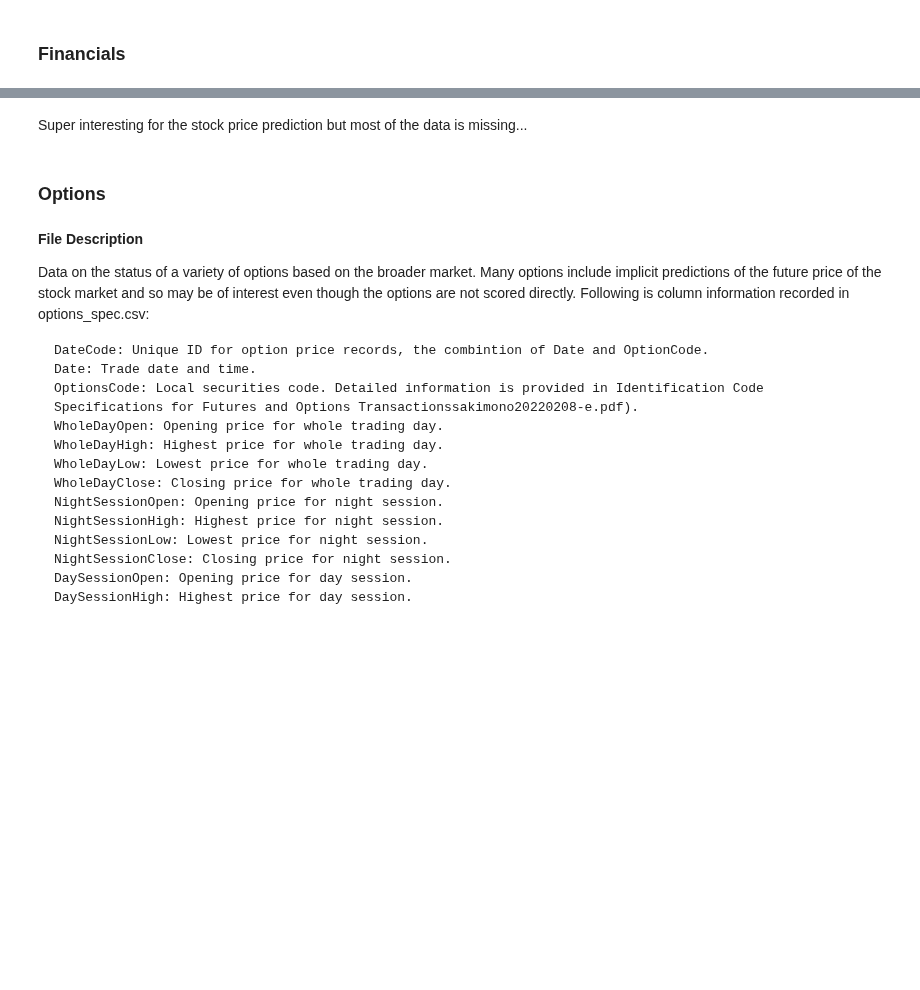
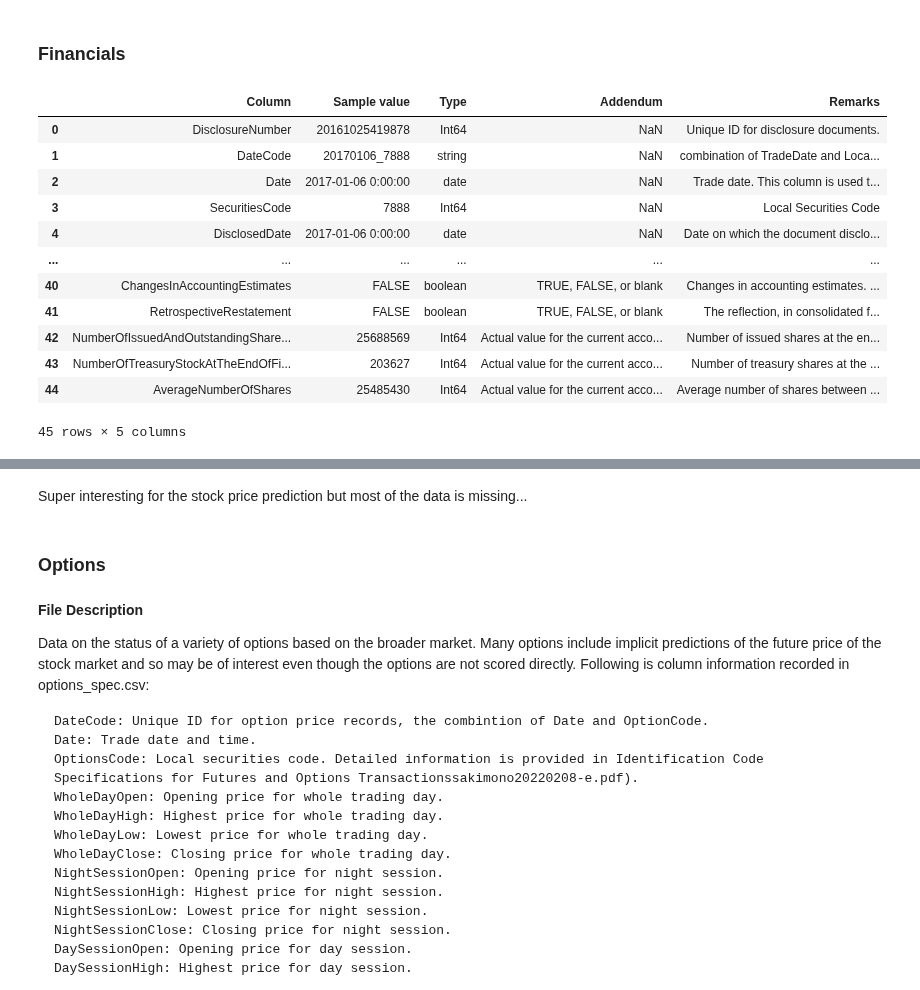
Before and after one commit to GariZabaleta/jpx-tokyo-stock-exchange-prediction, a Jupyter notebook: jpx-prediction.ipynb, the cells around one changed output, grey strips where cells are left out. Drawn from its saved outputs; the diff is of its cells as text; code cells hidden in the pictures; blank space fills up the shorter version.

```diff
--- a/jpx-prediction.ipynb
+++ b/jpx-prediction.ipynb
@@ -1038,4 +1068,20 @@ display(trades_df.head(5))
 # %% [markdown]
 ### Financials
+# %%
+financials_info
+# %% [output]
+|  | Column | Sample value | Type | Addendum | Remarks |
+| 0 | DisclosureNumber | 20161025419878 | Int64 | NaN | Unique ID for disclosure documents. |
+| 1 | DateCode | 20170106_7888 | string | NaN | combination of TradeDate and Loca... |
+| 2 | Date | 2017-01-06 0:00:00 | date | NaN | Trade date. This column is used t... |
+| 3 | SecuritiesCode | 7888 | Int64 | NaN | Local Securities Code |
+| 4 | DisclosedDate | 2017-01-06 0:00:00 | date | NaN | Date on which the document disclo... |
+| ... | ... | ... | ... | ... | ... |
+| 40 | ChangesInAccountingEstimates | FALSE | boolean | TRUE, FALSE, or blank | Changes in accounting estimates. ... |
+| 41 | RetrospectiveRestatement | FALSE | boolean | TRUE, FALSE, or blank | The reflection, in consolidated f... |
+| 42 | NumberOfIssuedAndOutstandingShare... | 25688569 | Int64 | Actual value for the current acco... | Number of issued shares at the en... |
+| 43 | NumberOfTreasuryStockAtTheEndOfFi... | 203627 | Int64 | Actual value for the current acco... | Number of treasury shares at the ... |
+| 44 | AverageNumberOfShares | 25485430 | Int64 | Actual value for the current acco... | Average number of shares between ... |
+45 rows × 5 columns
 # %%
 financials_df.head()
```
Also changed, not shown: parts of 17 cells of this notebook.
